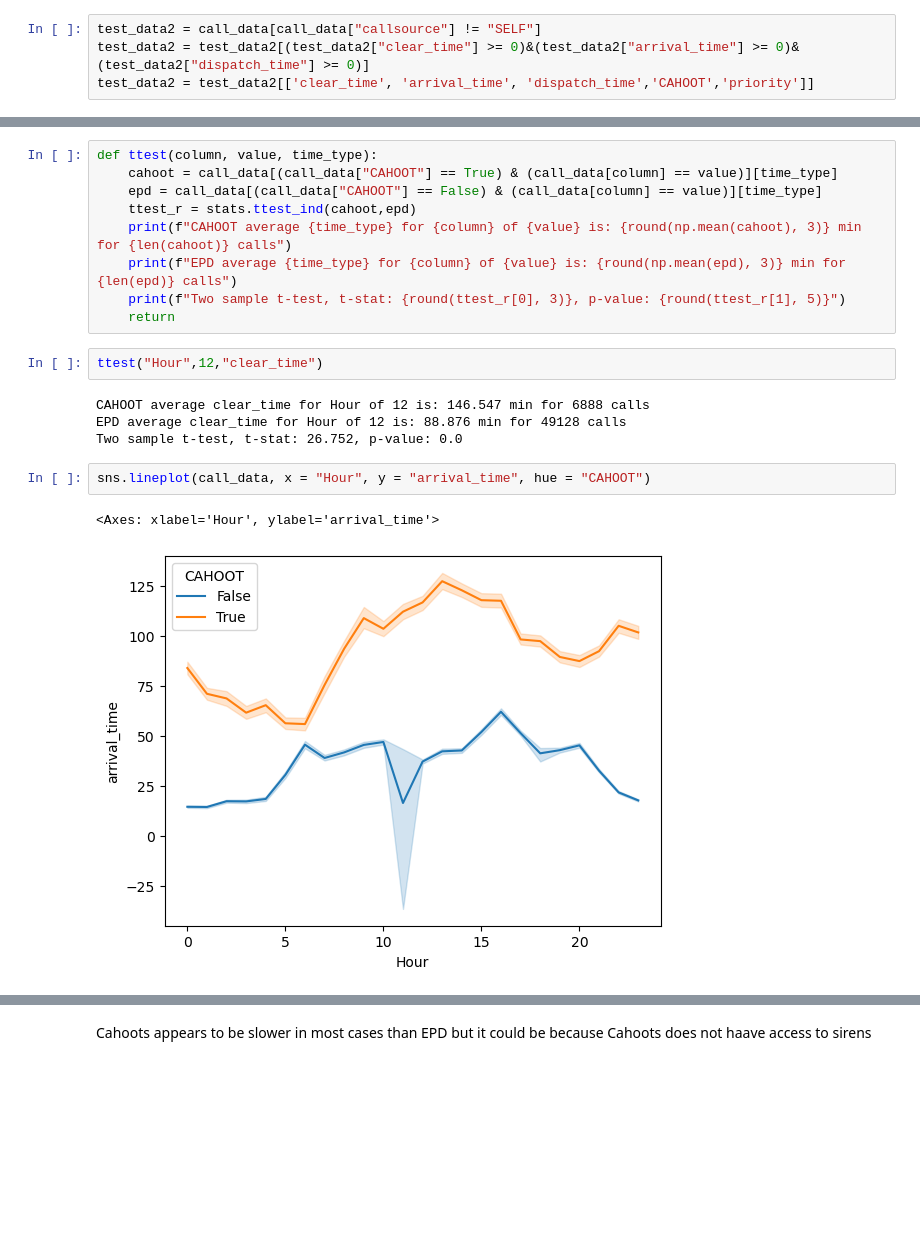
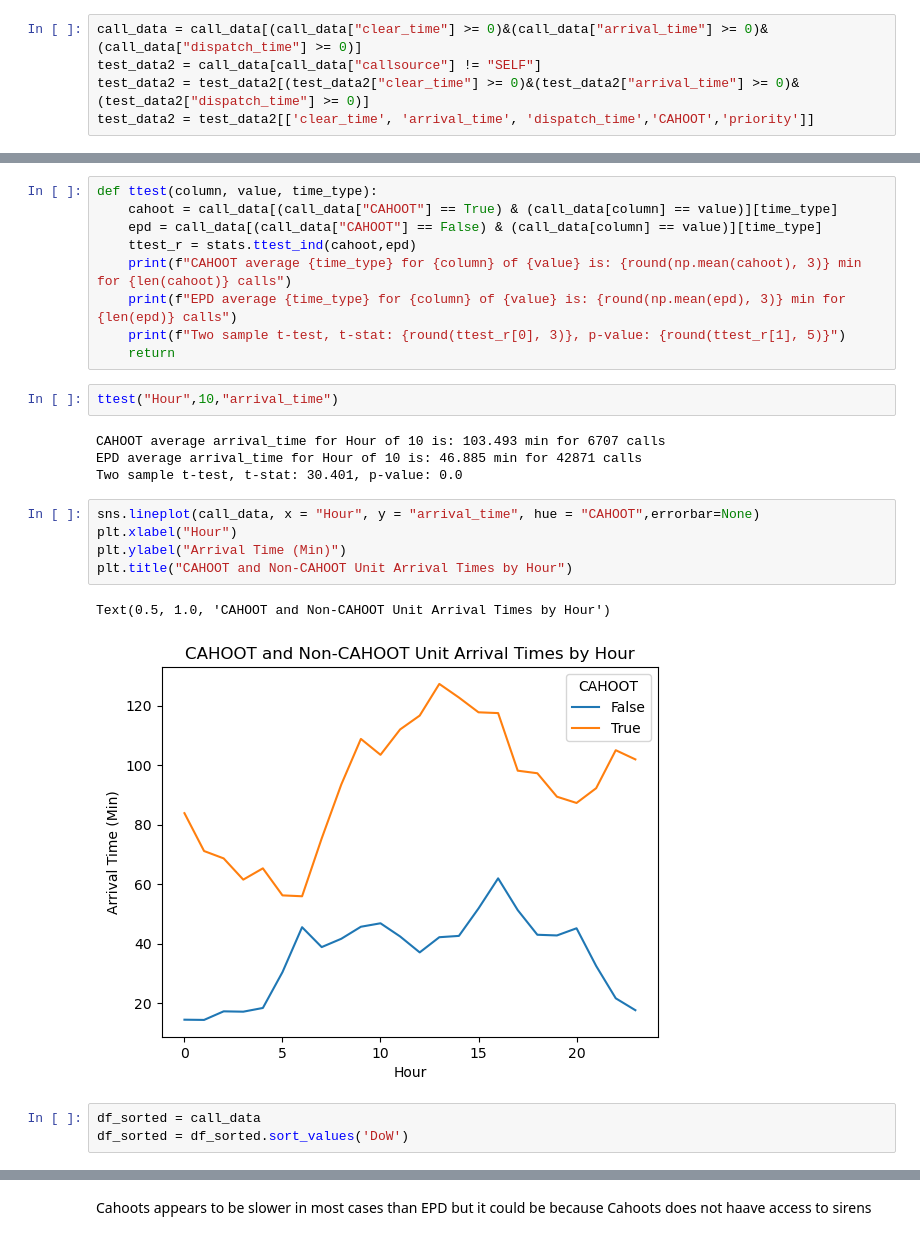
Before and after one commit to Lwarrine/CAHOOTS-Call-Data-Analysis, a Jupyter notebook: Clean.ipynb, the cells around one changed output, grey strips where cells are left out. Cells and saved outputs as stored; diff of their text form; blank space fills up the shorter version.

```diff
--- a/Clean.ipynb
+++ b/Clean.ipynb
@@ -317,6 +318,7 @@ test_data.groupby("CAHOOT").agg('mean')
 | False | 85.607480 | 36.067219 | 30.814193 |
 | True | 125.696933 | 98.635107 | 85.578922 |
 # %%
+call_data = call_data[(call_data["clear_time"] >= 0)&(call_data["arrival_time"] >= 0)&(call_data["dispatch_time"] >= 0)]
 test_data2 = call_data[call_data["callsource"] != "SELF"]
 test_data2 = test_data2[(test_data2["clear_time"] >= 0)&(test_data2["arrival_time"] >= 0)&(test_data2["dispatch_time"] >= 0)]
 test_data2 = test_data2[['clear_time', 'arrival_time', 'dispatch_time','CAHOOT','priority']]
@@ -399,13 +392,19 @@ def ttest(column, value, time_type):
     print(f"Two sample t-test, t-stat: {round(ttest_r[0], 3)}, p-value: {round(ttest_r[1], 5)}")
     return
 # %%
-ttest("Hour",12,"clear_time")
+ttest("Hour",10,"arrival_time")
 # %% [output]
-CAHOOT average clear_time for Hour of 12 is: 146.547 min for 6888 calls
-EPD average clear_time for Hour of 12 is: 88.876 min for 49128 calls
-Two sample t-test, t-stat: 26.752, p-value: 0.0
+CAHOOT average arrival_time for Hour of 10 is: 103.493 min for 6707 calls
+EPD average arrival_time for Hour of 10 is: 46.885 min for 42871 calls
+Two sample t-test, t-stat: 30.401, p-value: 0.0
 # %%
-sns.lineplot(call_data, x = "Hour", y = "arrival_time", hue = "CAHOOT")
+sns.lineplot(call_data, x = "Hour", y = "arrival_time", hue = "CAHOOT",errorbar=None)
+plt.xlabel("Hour")
+plt.ylabel("Arrival Time (Min)")
+plt.title("CAHOOT and Non-CAHOOT Unit Arrival Times by Hour")
 # %% [output]
-<Axes: xlabel='Hour', ylabel='arrival_time'>
+Text(0.5, 1.0, 'CAHOOT and Non-CAHOOT Unit Arrival Times by Hour')
-[figure, old version]
+[figure, new version]
+# %%
+df_sorted = call_data
+df_sorted = df_sorted.sort_values('DoW')
```
Also changed, not shown: parts of 15 cells of this notebook.
